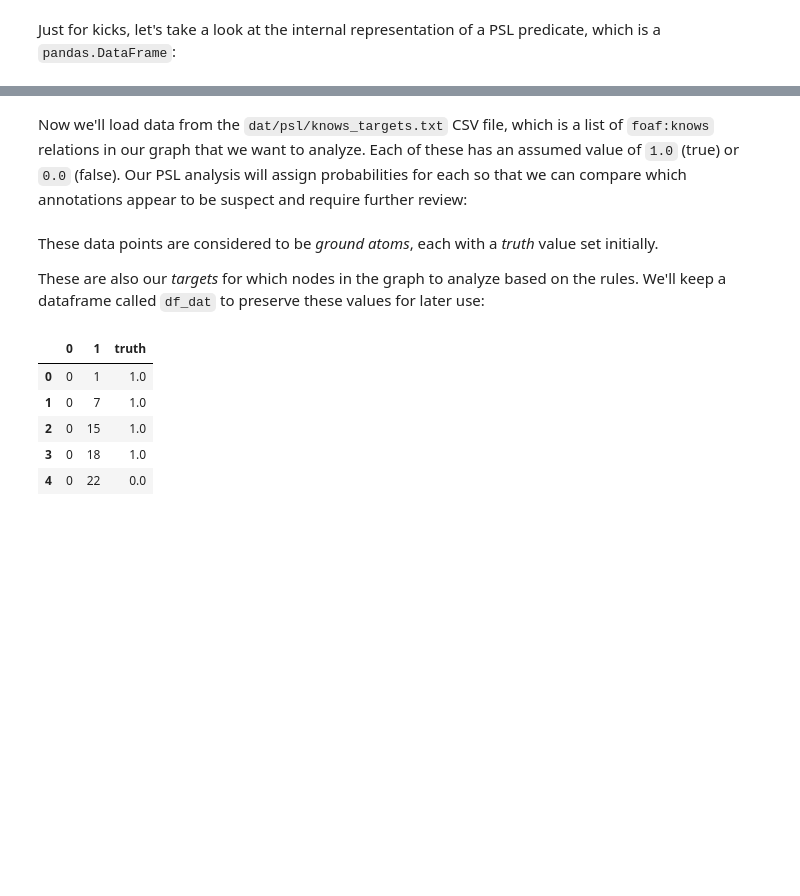
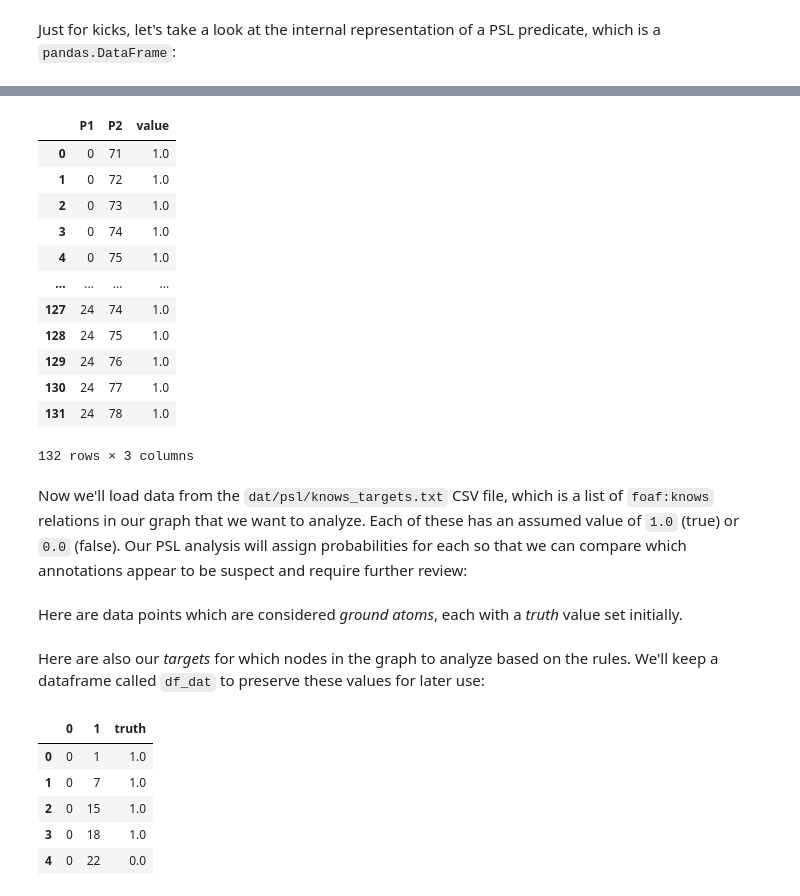
Before and after one commit to DerwenAI/kglab, a Jupyter notebook: examples/ex7_1.ipynb, the cells around one changed output, grey strips where cells are left out. Drawn from its saved outputs; the diff is of its cells as text; code cells hidden in the pictures; blank space fills up the shorter version.

```diff
--- a/examples/ex7_1.ipynb
+++ b/examples/ex7_1.ipynb
@@ -87,9 +87,9 @@ Next, we'll add a set of probabilistic [*rules*](https://psl.linqs.org/wiki/2.2.
   4. "Two people who both know a third person are **more** likely to know each other"
   5. "Otherwise, any pair of people are **less** likely to know each other"
 # %%
-psl.add_rule("Neighbors(P1, L) & Neighbors(P2, L) & (P1 != P2) -> Knows(P1, P2)", weight=20.0, squared=True)
+psl.add_rule("Lived(P1, L) & Lived(P2, L) & (P1 != P2) -> Knows(P1, P2)", weight=20.0, squared=True)
 
-psl.add_rule("Neighbors(P1, L1) & Neighbors(P2, L2) & (P1 != P2) & (L1 != L2) -> !Knows(P1, P2)", weight=5.0, squared=True)
+psl.add_rule("Lived(P1, L1) & Lived(P2, L2) & (P1 != P2) & (L1 != L2) -> !Knows(P1, P2)", weight=5.0, squared=True)
 
 psl.add_rule("Likes(P1, L) & Likes(P2, L) & (P1 != P2) -> Knows(P1, P2)", weight=10.0, squared=True)
 
@@ -117,5 +117,5 @@ Next we'll create a specific `Subgraph` to transform the names of `foaf:Person`
 people_iter = kg.rdf_graph().subjects(kg.get_ns("rdf").type, kg.get_ns("foaf").Person)
 people_nodes = [ p for p in sorted(people_iter, key=lambda p: str(p)) ]
 
-subgraph = kglab.Subgraph(kg, preload=people_nodes)
+subgraph_people = kglab.Subgraph(kg, preload=people_nodes)
 # %% [markdown]
@@ -175,6 +171,23 @@ predicate.__dict__
   Index: []},
  '_name': 'LIKES',
  '_closed': False}
+# %%
+df = psl.trace_predicate("Likes", partition="observations")
+df
+# %% [output]
+|  | P1 | P2 | value |
+| 0 | 0 | 71 | 1.0 |
+| 1 | 0 | 72 | 1.0 |
+| 2 | 0 | 73 | 1.0 |
+| 3 | 0 | 74 | 1.0 |
+| 4 | 0 | 75 | 1.0 |
+| ... | ... | ... | ... |
+| 127 | 24 | 74 | 1.0 |
+| 128 | 24 | 75 | 1.0 |
+| 129 | 24 | 76 | 1.0 |
+| 130 | 24 | 77 | 1.0 |
+| 131 | 24 | 78 | 1.0 |
+132 rows × 3 columns
 # %% [markdown]
 Now we'll load data from the `dat/psl/knows_targets.txt` CSV file, which is a list of `foaf:knows` relations in our graph that we want to analyze.
 Each of these has an assumed value of `1.0` (true) or `0.0` (false).
@@ -213,10 +226,10 @@ with open("../dat/psl/knows_targets.txt", "r") as f:
 
         else:
             print("UNKNOWN", p1, p2)
+# %% [markdown]
+Here are data points which are considered *ground atoms*, each with a *truth* value set initially.
 # %% [markdown]
-These data points are considered to be *ground atoms*, each with a *truth* value set initially.
-
-These are also our *targets* for which nodes in the graph to analyze based on the rules.
+Here are also our *targets* for which nodes in the graph to analyze based on the rules.
 We'll keep a dataframe called `df_dat` to preserve these values for later use:
 # %%
 df_dat = pd.DataFrame(rows_list)
```
Also changed, not shown: parts of 17 cells of this notebook, 13 other files.
